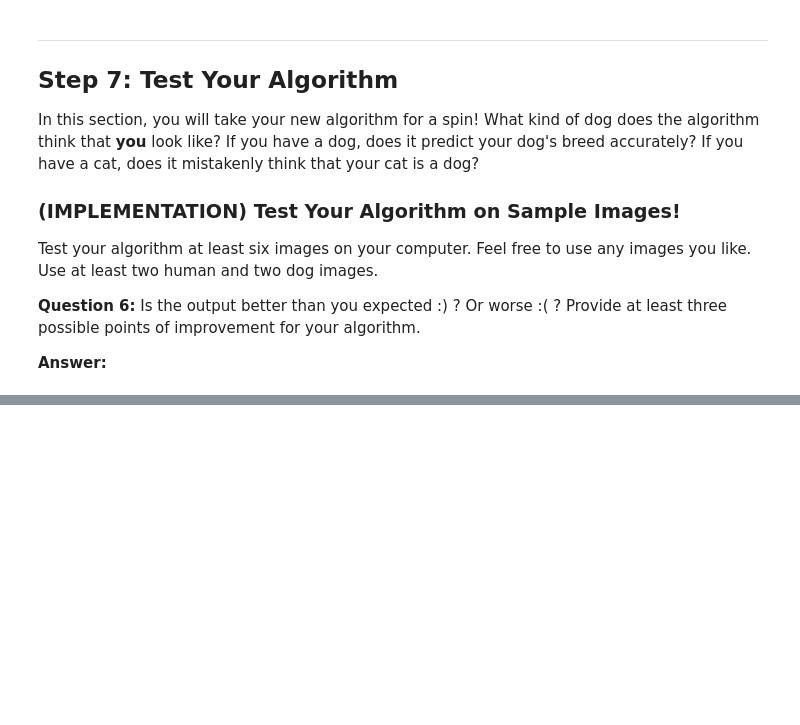
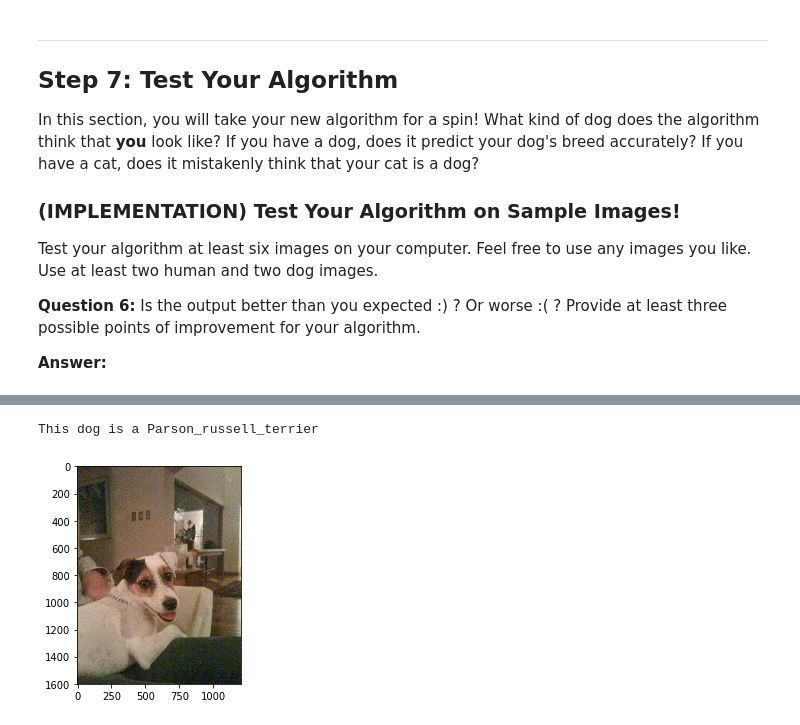
Before and after one commit to sebasibarguen/dog-project, a Jupyter notebook: dog_app.ipynb, the cells around one changed output, grey strips where cells are left out. Cells and saved outputs as stored; diff of their text form; code cells hidden in the pictures; blank space fills up the shorter version.

```diff
--- a/dog_app.ipynb
+++ b/dog_app.ipynb
@@ -736,0 +765,9 @@ __Answer:__
+# %%
+img_path = 'images/dog_emma.JPG'
+img = cv2.imread( img_path )
+plt.imshow(cv2.cvtColor(img, cv2.COLOR_BGR2RGB))
+result = predict_breed(img_path)
+print( result )
+# %% [output]
+This dog is a Parson_russell_terrier
+[figure, added]
```
Also changed, not shown: parts of 8 cells of this notebook, 6 other files.
